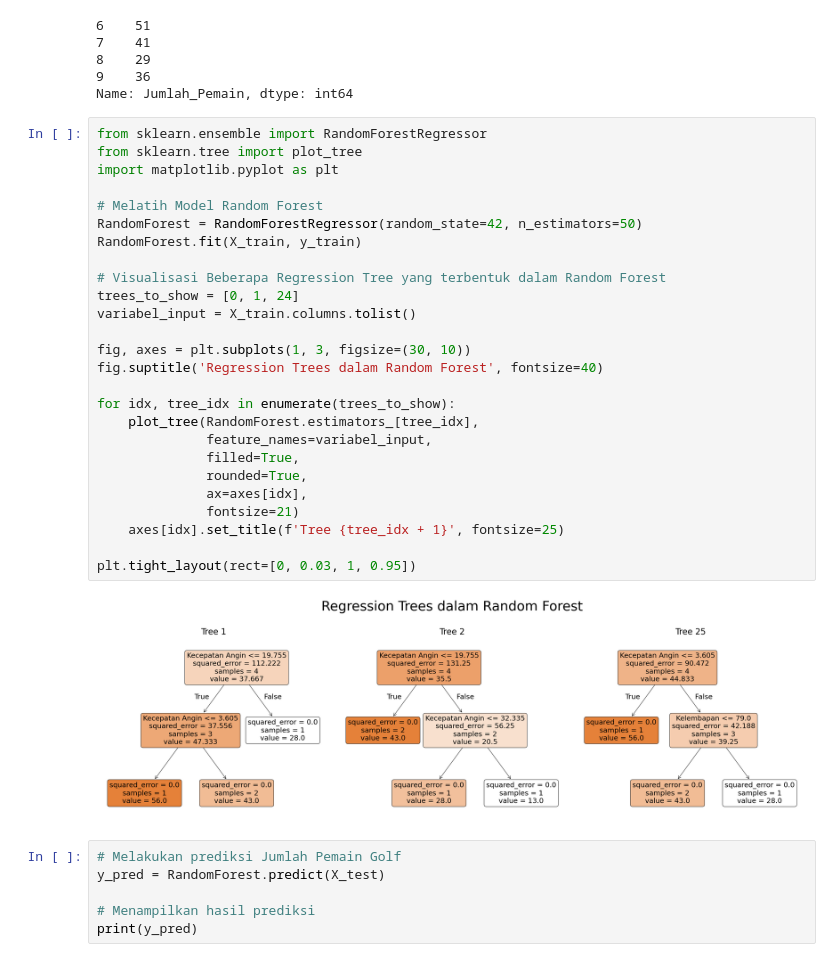
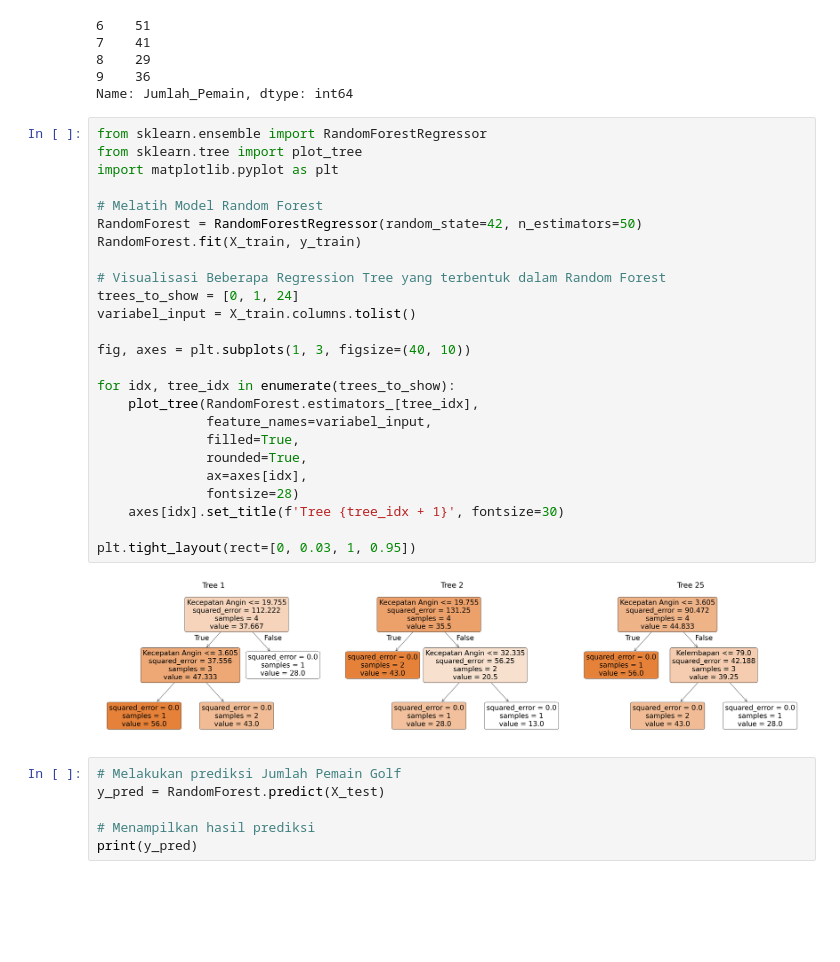
Before and after one commit to MartinoSimatupang/Skripsi-Martino-Simatupang, a Jupyter notebook: Listing Program RF, Regression Tree, dan BO/Model Random Forest.ipynb, the cells around one changed output. Saved outputs shown, nothing was run; the diff lists cells and outputs as text; blank space fills up the shorter version.

```diff
--- a/Listing Program RF, Regression Tree, dan BO/Model Random Forest.ipynb
+++ b/Listing Program RF, Regression Tree, dan BO/Model Random Forest.ipynb
@@ -78,31 +78,30 @@ Name: Jumlah_Pemain, dtype: int64
 # %%
 from sklearn.ensemble import RandomForestRegressor
 from sklearn.tree import plot_tree
 import matplotlib.pyplot as plt
 
 # Melatih Model Random Forest
 RandomForest = RandomForestRegressor(random_state=42, n_estimators=50)
 RandomForest.fit(X_train, y_train)
 
 # Visualisasi Beberapa Regression Tree yang terbentuk dalam Random Forest
 trees_to_show = [0, 1, 24]
 variabel_input = X_train.columns.tolist()
 
-fig, axes = plt.subplots(1, 3, figsize=(30, 10))
-fig.suptitle('Regression Trees dalam Random Forest', fontsize=40)
+fig, axes = plt.subplots(1, 3, figsize=(40, 10))
 
 for idx, tree_idx in enumerate(trees_to_show):
     plot_tree(RandomForest.estimators_[tree_idx],
               feature_names=variabel_input,
               filled=True,
               rounded=True,
               ax=axes[idx],
-              fontsize=21)
-    axes[idx].set_title(f'Tree {tree_idx + 1}', fontsize=25)
+              fontsize=28)
+    axes[idx].set_title(f'Tree {tree_idx + 1}', fontsize=30)
 
 plt.tight_layout(rect=[0, 0.03, 1, 0.95])
 # %% [output]
-[figure, old version]
+[figure, new version]
 # %%
 # Melakukan prediksi Jumlah Pemain Golf
 y_pred = RandomForest.predict(X_test)
```
Also changed, not shown: 3 other files.
